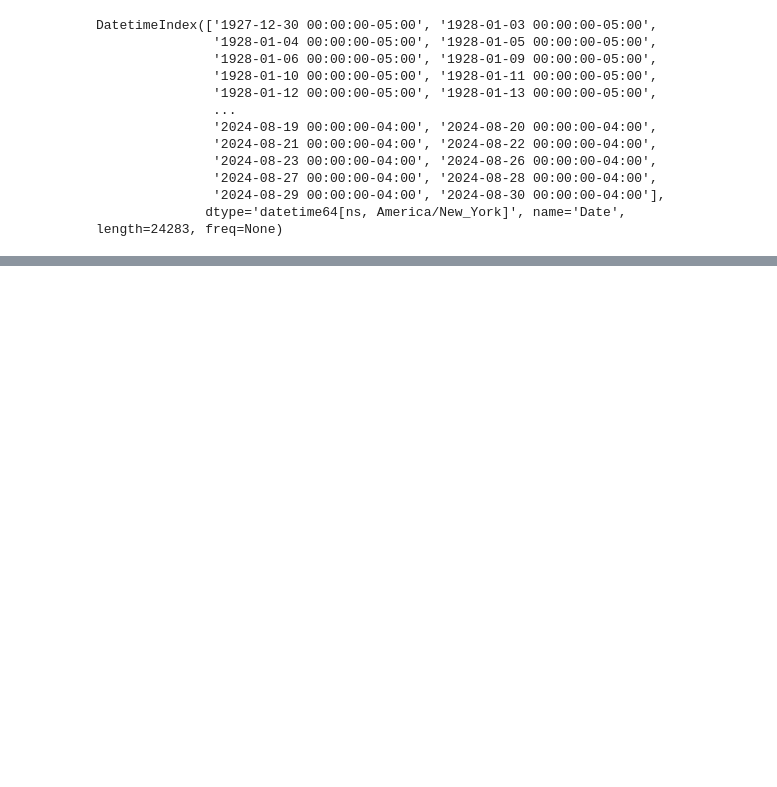
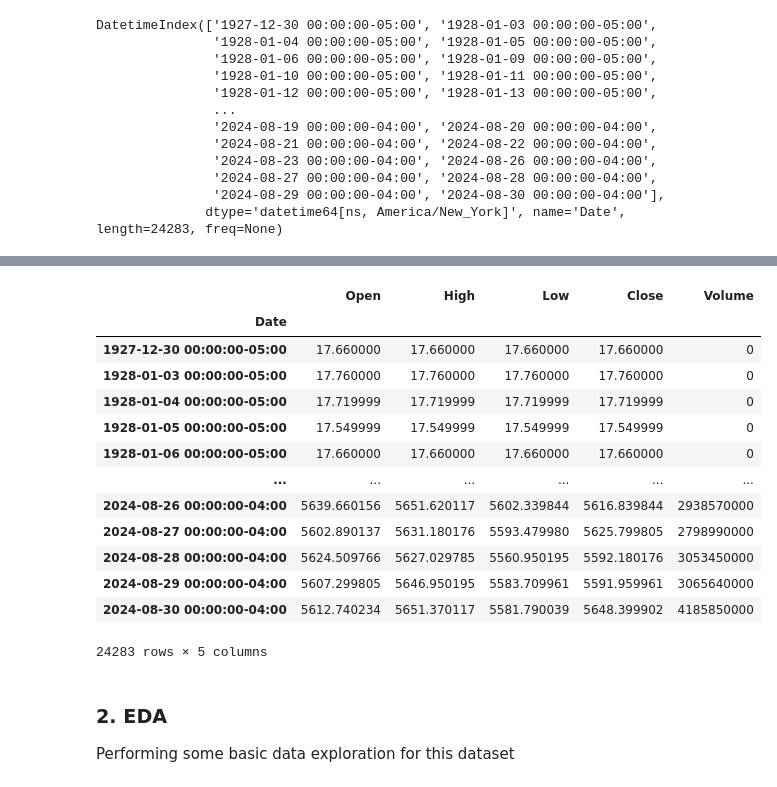
Before and after one commit to Nazaboy/StockMarketPredictor, a Jupyter notebook: StockMarketPredictor.ipynb, the cells around one changed output, grey strips where cells are left out. Saved outputs shown, nothing was run; the diff lists cells and outputs as text; code cells hidden in the pictures; blank space fills up the shorter version.

```diff
--- a/StockMarketPredictor.ipynb
+++ b/StockMarketPredictor.ipynb
@@ -45,0 +51,28 @@ DatetimeIndex(['1927-12-30 00:00:00-05:00', '1928-01-03 00:00:00-05:00',
+# %%
+# Safely remove the 'Dividends' column if it exists
+if 'Dividends' in sp500.columns:
+    del sp500['Dividends']
+
+# Safely remove the 'Stock Splits' column if it exists
+if 'Stock Splits' in sp500.columns:
+    del sp500['Stock Splits']
+
+sp500
+# %% [output]
+|  | Open | High | Low | Close | Volume |
+| Date |  |  |  |  |  |
+| 1927-12-30 00:00:00-05:00 | 17.660000 | 17.660000 | 17.660000 | 17.660000 | 0 |
+| 1928-01-03 00:00:00-05:00 | 17.760000 | 17.760000 | 17.760000 | 17.760000 | 0 |
+| 1928-01-04 00:00:00-05:00 | 17.719999 | 17.719999 | 17.719999 | 17.719999 | 0 |
+| 1928-01-05 00:00:00-05:00 | 17.549999 | 17.549999 | 17.549999 | 17.549999 | 0 |
+| 1928-01-06 00:00:00-05:00 | 17.660000 | 17.660000 | 17.660000 | 17.660000 | 0 |
+| ... | ... | ... | ... | ... | ... |
+| 2024-08-26 00:00:00-04:00 | 5639.660156 | 5651.620117 | 5602.339844 | 5616.839844 | 2938570000 |
+| 2024-08-27 00:00:00-04:00 | 5602.890137 | 5631.180176 | 5593.479980 | 5625.799805 | 2798990000 |
+| 2024-08-28 00:00:00-04:00 | 5624.509766 | 5627.029785 | 5560.950195 | 5592.180176 | 3053450000 |
+| 2024-08-29 00:00:00-04:00 | 5607.299805 | 5646.950195 | 5583.709961 | 5591.959961 | 3065640000 |
+| 2024-08-30 00:00:00-04:00 | 5612.740234 | 5651.370117 | 5581.790039 | 5648.399902 | 4185850000 |
+24283 rows × 5 columns
+# %% [markdown]
+### 2. EDA
+Performing some basic data exploration for this dataset
```
Also changed, not shown: parts of 6 cells of this notebook.
